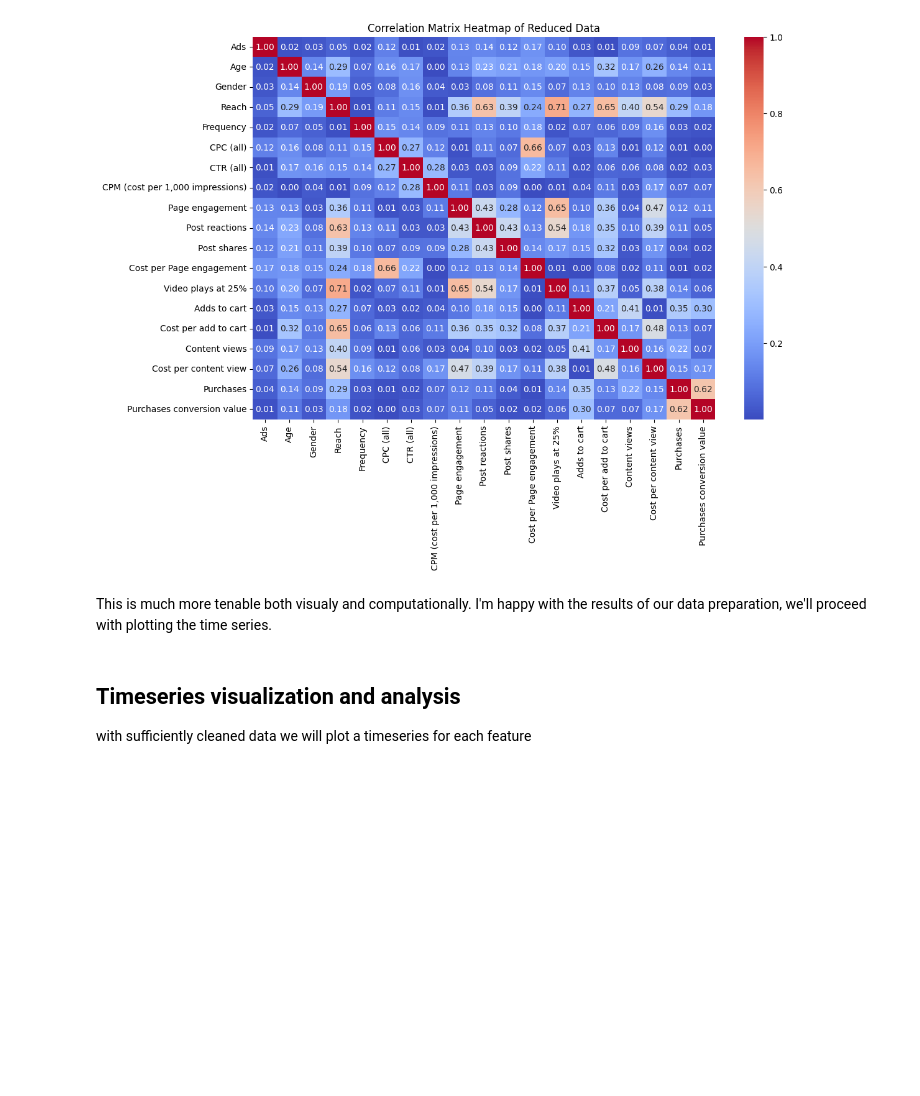
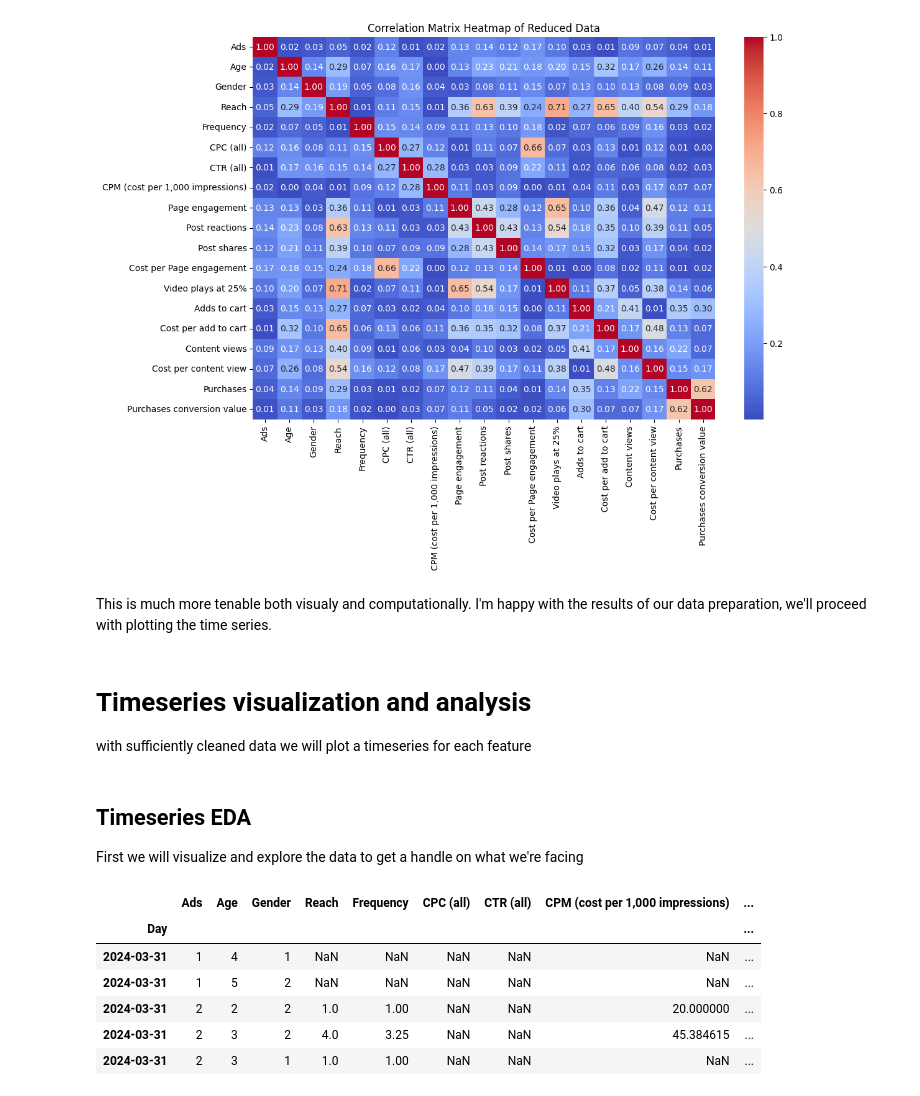
Before and after one commit to Zeth-Abney/Advertising-EDA, a Jupyter notebook: notebooks/luma-nutrition-eda.ipynb, the cells around one changed output. Saved outputs shown, nothing was run; the diff lists cells and outputs as text; code cells hidden in the pictures; blank space fills up the shorter version.

```diff
--- a/notebooks/luma-nutrition-eda.ipynb
+++ b/notebooks/luma-nutrition-eda.ipynb
@@ -472,5 +475,5 @@ plot_correlation_heatmap(data_reduced, title="Correlation Matrix Heatmap of Redu
 # %% [markdown]
 This is much more tenable both visualy and computationally. I'm happy with the results of our data preparation, we'll proceed with plotting the time series.
 # %% [markdown]
-## Timeseries visualization and analysis
+# Timeseries visualization and analysis
 with sufficiently cleaned data we will plot a timeseries for each feature
@@ -489,0 +480,19 @@ for feature in numeric_features:
+# %% [markdown]
+## Timeseries EDA
+First we will visualize and explore the data to get a handle on what we're facing
+# %%
+# creating a variable to hold the reduced data
+timeseries_df = data_reduced.copy()
+
+# setting the 'Day' column as the index
+timeseries_df.set_index('Day', inplace=True)
+
+timeseries_df.head()
+# %% [output]
+|  | Ads | Age | Gender | Reach | Frequency | CPC (all) | CTR (all) | CPM (cost per 1,000 impressions) | ... |
+| Day |  |  |  |  |  |  |  |  | ... |
+| 2024-03-31 | 1 | 4 | 1 | NaN | NaN | NaN | NaN | NaN | ... |
+| 2024-03-31 | 1 | 5 | 2 | NaN | NaN | NaN | NaN | NaN | ... |
+| 2024-03-31 | 2 | 2 | 2 | 1.0 | 1.00 | NaN | NaN | 20.000000 | ... |
+| 2024-03-31 | 2 | 3 | 2 | 4.0 | 3.25 | NaN | NaN | 45.384615 | ... |
+| 2024-03-31 | 2 | 3 | 1 | 1.0 | 1.00 | NaN | NaN | NaN | ... |
```
Also changed, not shown: parts of 7 cells of this notebook.
